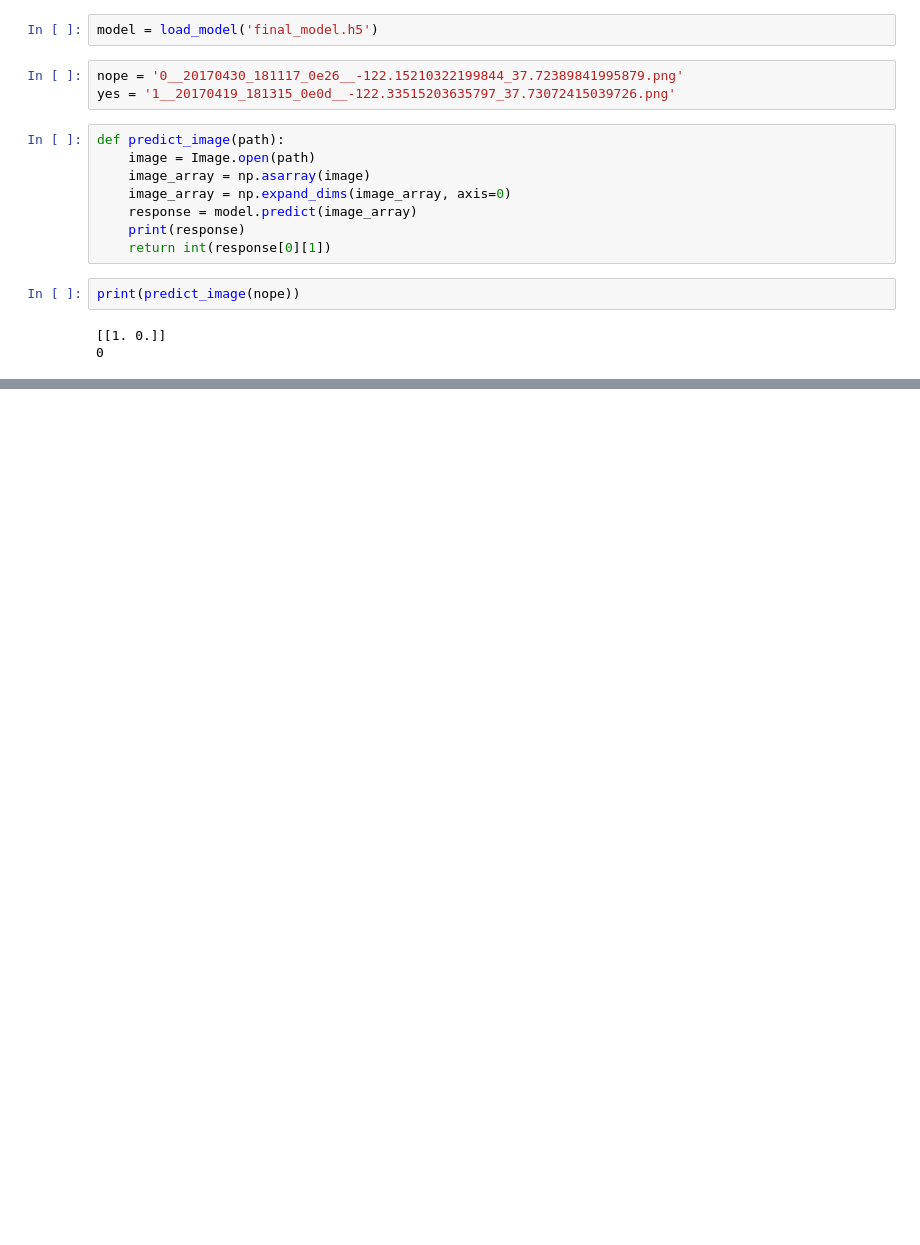
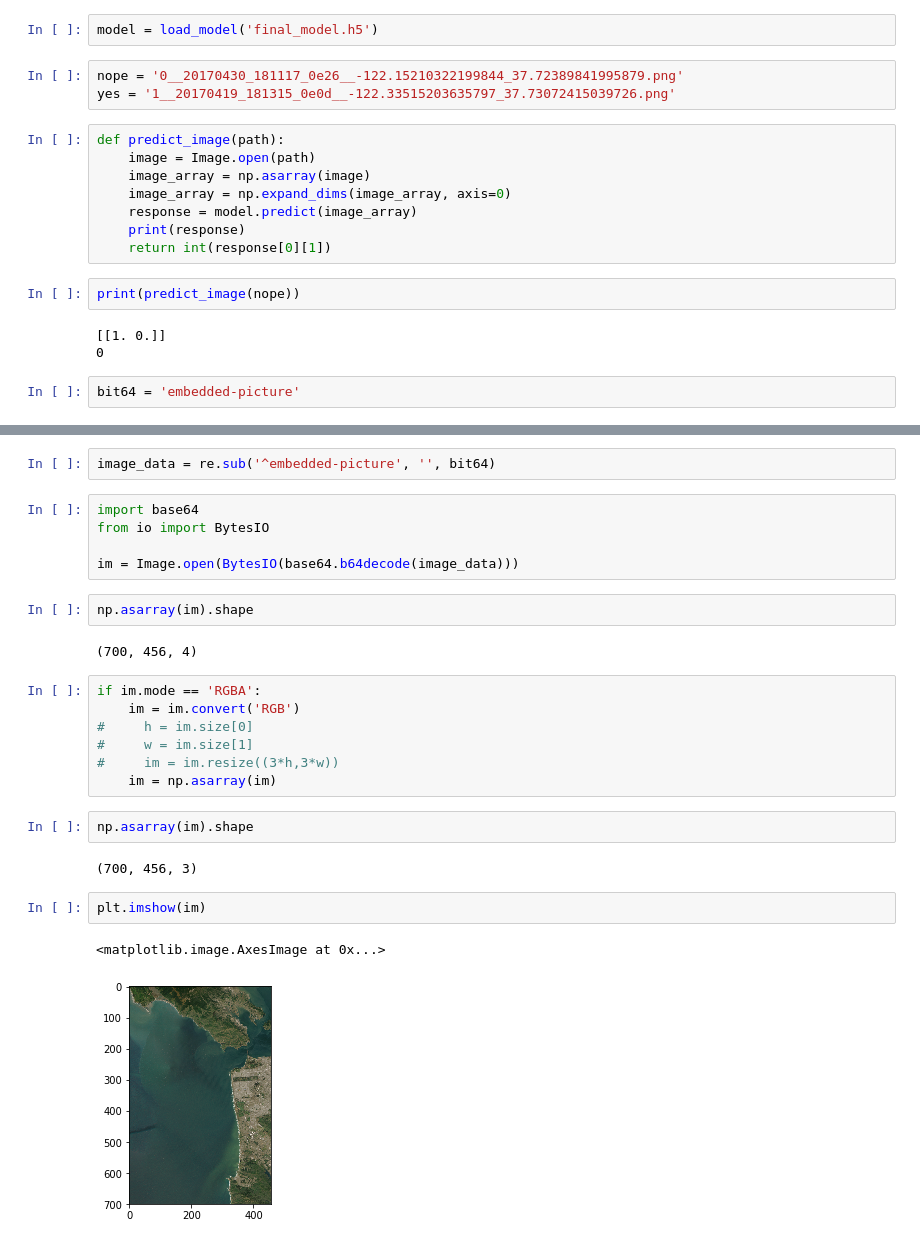
Before and after one commit to NourO93/shipsnet, a Jupyter notebook: webdev-final/flask-testbook.ipynb, the cells around one changed output, grey strips where cells are left out. Saved outputs shown, nothing was run; the diff lists cells and outputs as text; blank space fills up the shorter version.

Commit message:
working model and image load

```diff
--- a/webdev-final/flask-testbook.ipynb
+++ b/webdev-final/flask-testbook.ipynb
@@ -32,3 +33,5 @@ print(predict_image(nope))
 # %% [output]
 [[1. 0.]]
 0
+# %%
+bit64 = 'embedded-picture'
@@ -34,0 +40,27 @@ print(predict_image(nope))
+# %%
+image_data = re.sub('^embedded-picture', '', bit64)
+# %%
+import base64
+from io import BytesIO
+
+im = Image.open(BytesIO(base64.b64decode(image_data)))
+# %%
+np.asarray(im).shape
+# %% [output]
+(700, 456, 4)
+# %%
+if im.mode == 'RGBA':
+    im = im.convert('RGB')
+#     h = im.size[0]
+#     w = im.size[1]
+#     im = im.resize((3*h,3*w))
+    im = np.asarray(im)
+# %%
+np.asarray(im).shape
+# %% [output]
+(700, 456, 3)
+# %%
+plt.imshow(im)
+# %% [output]
+<matplotlib.image.AxesImage at 0x...>
+[figure, added]
```
Also changed, not shown: parts of 2 cells of this notebook, 8 other files.
